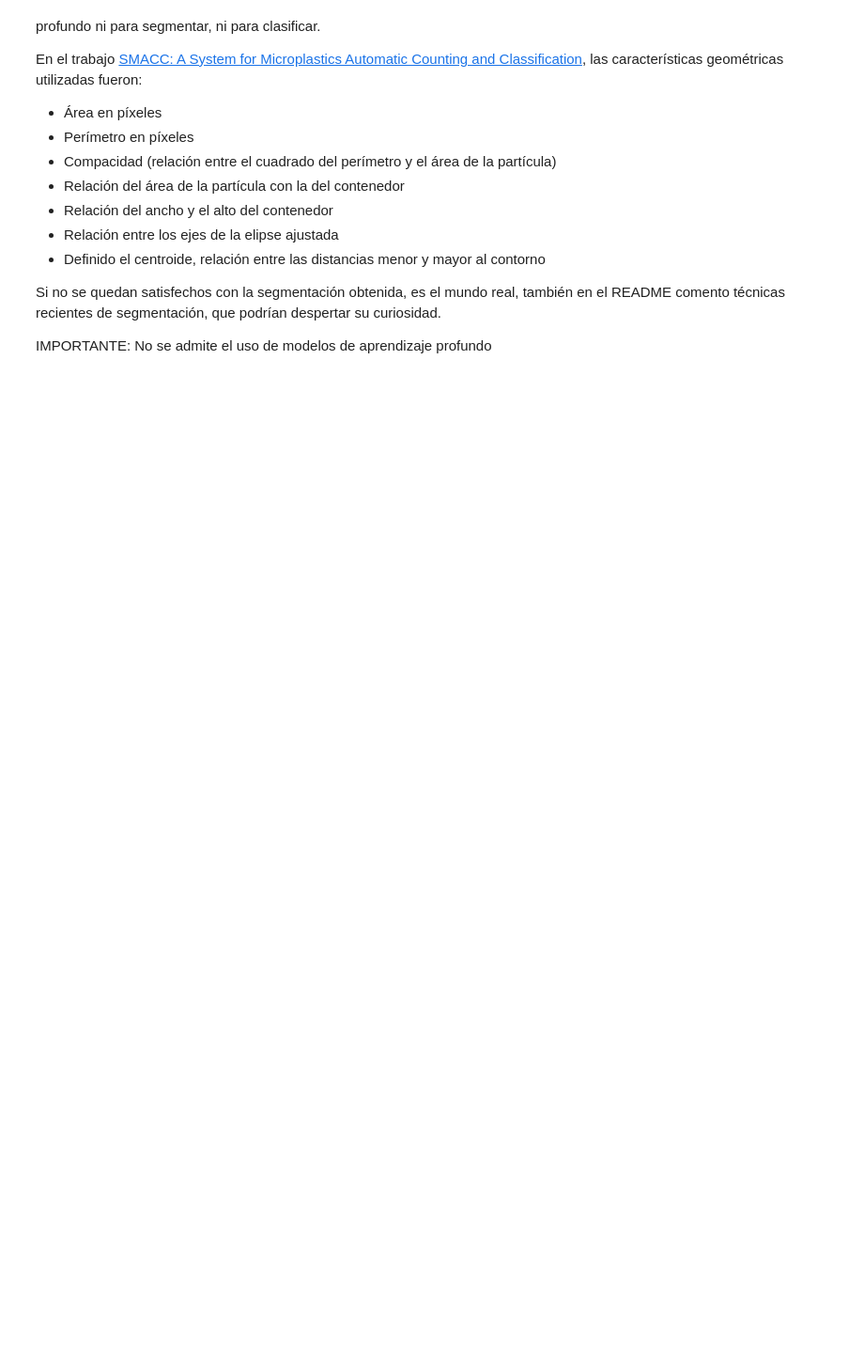
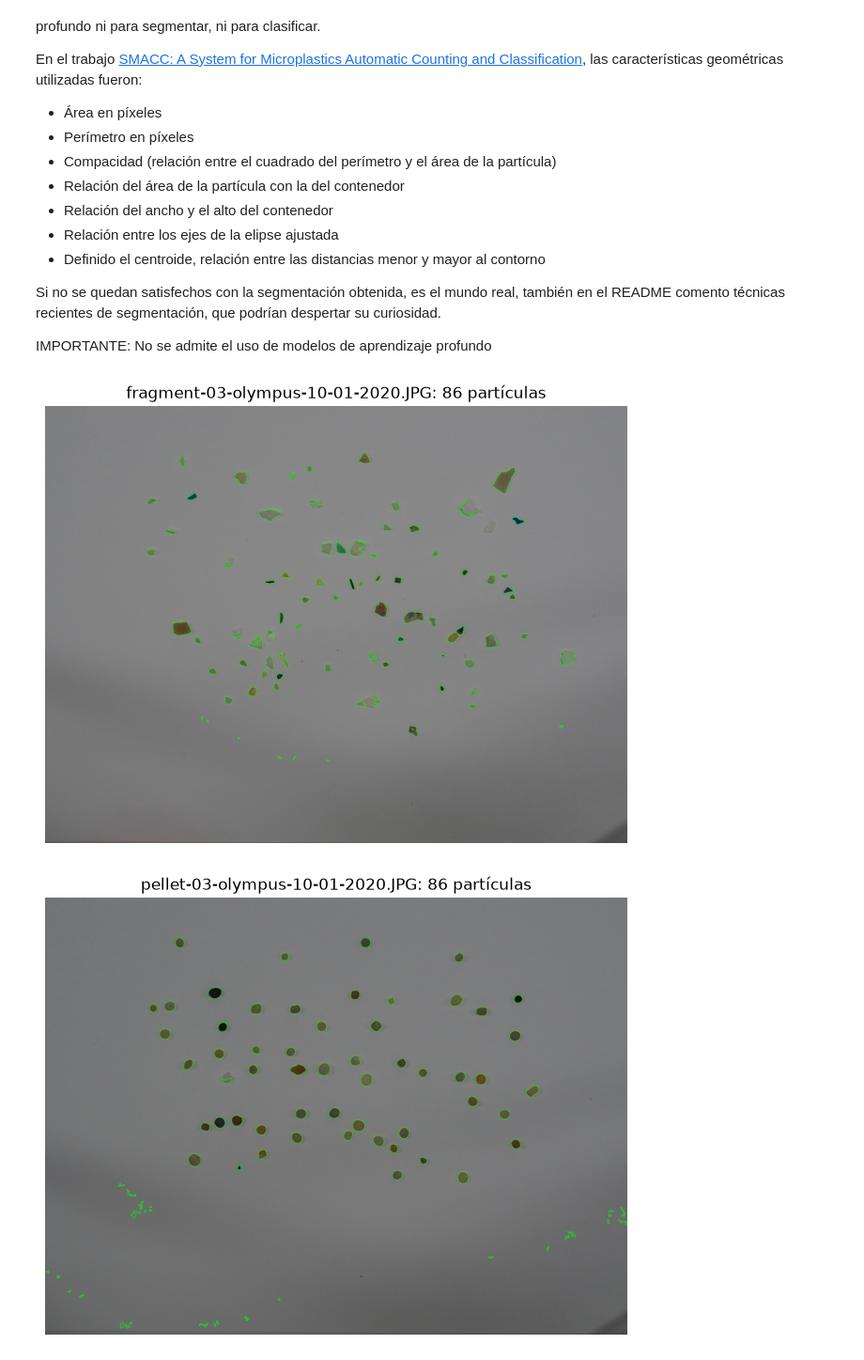
Before and after one commit to jesus-tdd/vc_P3, a Jupyter notebook: VC_P3.ipynb, the cells around one changed output. Shown at 94% size. Saved outputs shown, nothing was run; the diff lists cells and outputs as text; code cells hidden in the pictures; blank space fills up the shorter version.

```diff
--- a/VC_P3.ipynb
+++ b/VC_P3.ipynb
@@ -10,10 +7,0 @@ Carga imagen ideal con monedas y convierte a RGB
-# %%
-#Carga imagen ejemplo con monedas
-img = cv2.imread('Monedas.jpg')
-print(img.shape)
-#Recordar que OpenCV lee las imágenes en BGR, por lo que convertimos para visualizr a RGB
-img_rgb = cv2.cvtColor(img, cv2.COLOR_BGR2RGB)
-
-plt.axis("off")
-plt.imshow(img_rgb)
-plt.show()
@@ -597,3 +151,53 @@ En el trabajo [SMACC: A System for Microplastics Automatic Counting and Classifi
 Si no se quedan satisfechos con la segmentación obtenida, es el mundo real, también en el README comento técnicas recientes de segmentación, que podrían despertar su curiosidad.
 
 IMPORTANTE: No se admite el uso de modelos de aprendizaje profundo
+# %%
+MIN_AREA = 150
+MAX_AREA = 20000
+MIN_T = 10
+
+TRAIN_IMAGES = {
+    "FRA": "fragment-03-olympus-10-01-2020.JPG",
+    "PEL": "pellet-03-olympus-10-01-2020.JPG",
+    "TAR": "tar-03-olympus-10-01-2020.JPG",
+}
+TEST_IMAGE = "MPs_test.jpg"
+
+def segment_particles(img):
+    blur = cv2.GaussianBlur(img, (5, 5), 0)
+    lab = cv2.cvtColor(blur, cv2.COLOR_BGR2LAB).astype(np.float32)
+
+    bg_color = np.median(lab.reshape(-1, 3), axis=0)
+
+    # TODO: Explicar bien estas dos líneas
+    dist = np.linalg.norm(lab - bg_color, axis=2)
+    dist = np.clip(dist * 2.5, 0, 255).astype(np.uint8)
+
+    # TODO: pq otsu??
+    t, _ = cv2.threshold(dist, 0, 255, cv2.THRESH_BINARY + cv2.THRESH_OTSU)
+    _, th = cv2.threshold(dist, max(t, MIN_T), 255, cv2.THRESH_BINARY)
+
+    k = cv2.getStructuringElement(cv2.MORPH_ELLIPSE, (5, 5))
+    th = cv2.morphologyEx(th, cv2.MORPH_OPEN, k)                # quita ruido
+    th = cv2.morphologyEx(th, cv2.MORPH_CLOSE, k, iterations=2) # rellena huecos
+
+    contours, _ = cv2.findContours(th, cv2.RETR_EXTERNAL, cv2.CHAIN_APPROX_SIMPLE)
+    contours = [c for c in contours if MIN_AREA <= cv2.contourArea(c) <= MAX_AREA]
+    return contours
+
+def show_seg(path):
+    img = cv2.imread(path)
+    contours = segment_particles(img)
+    vis = img.copy()
+    cv2.drawContours(vis, contours, -1, (0, 255, 0), 2)
+    plt.figure(figsize=(8, 8))
+    plt.imshow(cv2.cvtColor(vis, cv2.COLOR_BGR2RGB))
+    plt.title(f"{path}: {len(contours)} partículas")
+    plt.axis("off")
+    plt.show()
+
+for p in list(TRAIN_IMAGES.values()) + [TEST_IMAGE]:
+    show_seg(p)
+# %% [output]
+[figure, added]
+[figure, added]
```
Also changed, not shown: parts of 25 cells of this notebook.
